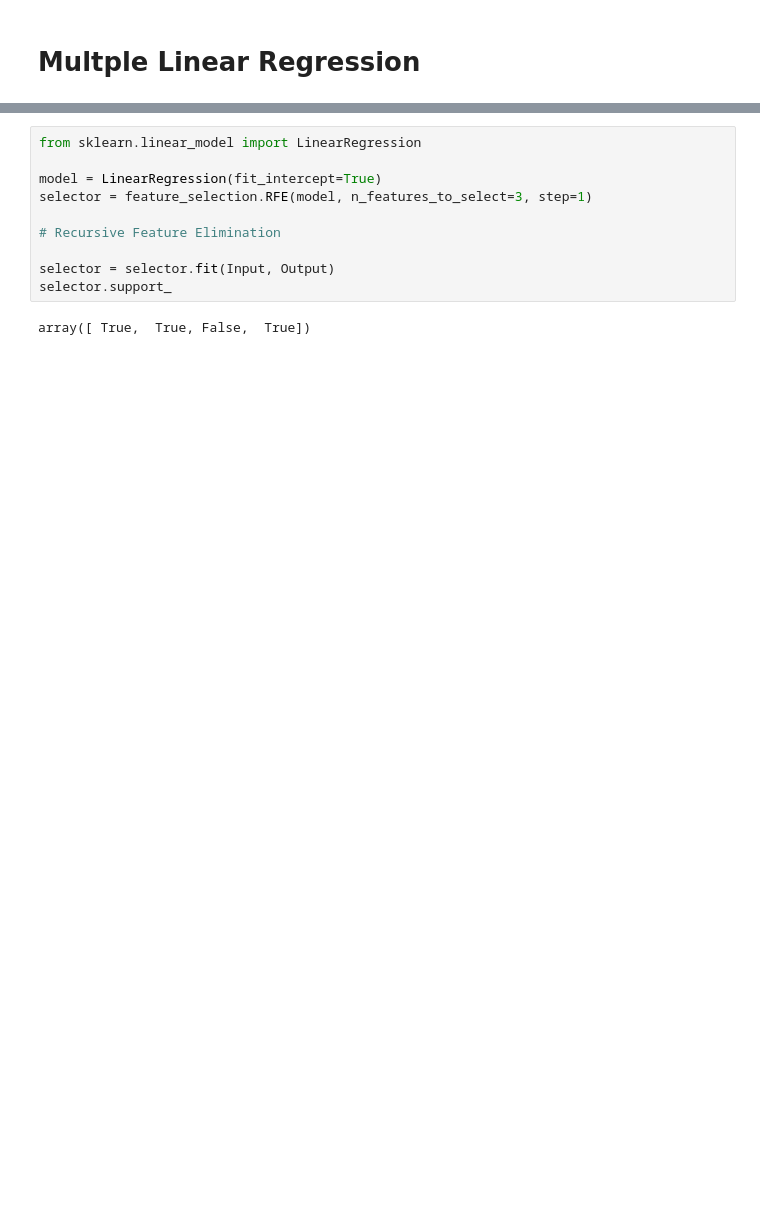
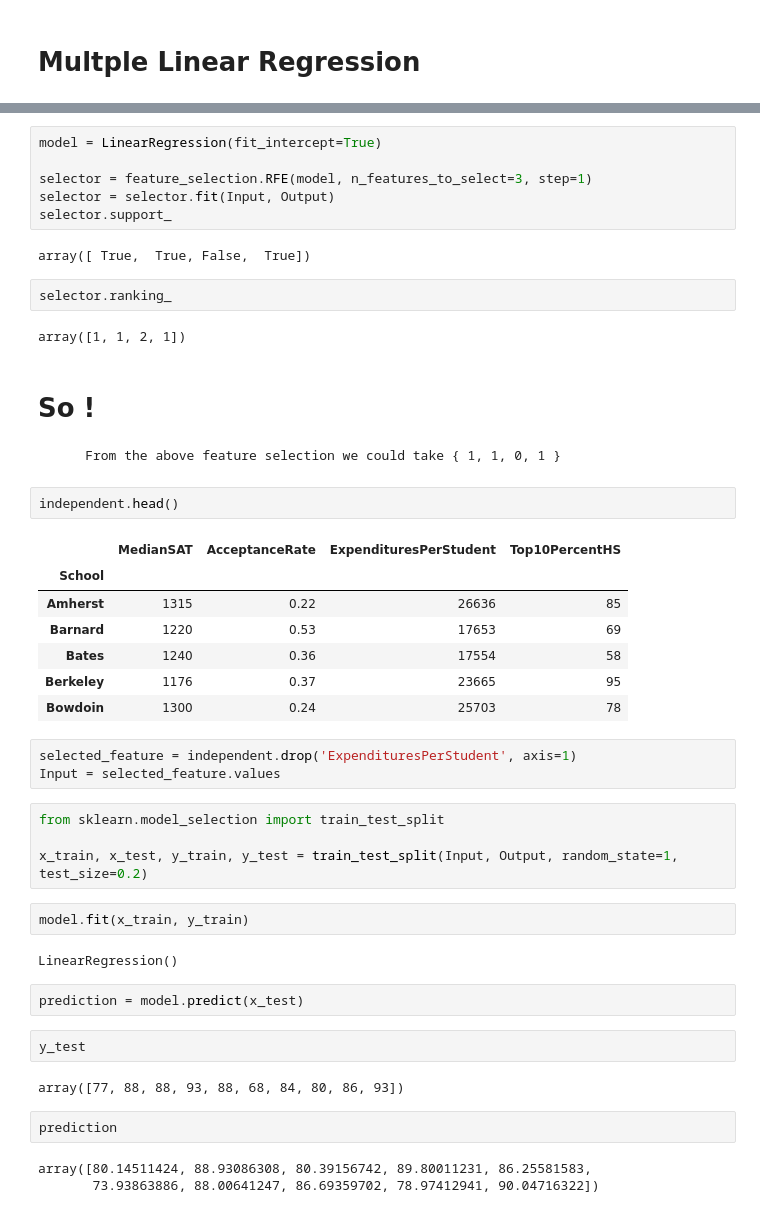
Before and after one commit to mahimai-raja/Data_Analytics, a Jupyter notebook: 02-Basics/Multiple_Linear_Regression/Lesson_01.ipynb, the cells around one changed output, grey strips where cells are left out. Saved outputs shown, nothing was run; the diff lists cells and outputs as text; blank space fills up the shorter version.

```diff
--- a/02-Basics/Multiple_Linear_Regression/Lesson_01.ipynb
+++ b/02-Basics/Multiple_Linear_Regression/Lesson_01.ipynb
@@ -38,12 +77,47 @@ feature_selection.f_regression(Input, Output, center=True)
 # %%
-from sklearn.linear_model import LinearRegression
+model = LinearRegression(fit_intercept=True)
 
-model = LinearRegression(fit_intercept=True)
 selector = feature_selection.RFE(model, n_features_to_select=3, step=1)
-
-# Recursive Feature Elimination
-
 selector = selector.fit(Input, Output)
 selector.support_
 # %% [output]
 array([ True,  True, False,  True])
+# %%
+selector.ranking_
+# %% [output]
+array([1, 1, 2, 1])
+# %% [markdown]
+# So !
+        From the above feature selection we could take { 1, 1, 0, 1 }
+# %%
+independent.head()
+# %% [output]
+|  | MedianSAT | AcceptanceRate | ExpendituresPerStudent | Top10PercentHS |
+| School |  |  |  |  |
+| Amherst | 1315 | 0.22 | 26636 | 85 |
+| Barnard | 1220 | 0.53 | 17653 | 69 |
+| Bates | 1240 | 0.36 | 17554 | 58 |
+| Berkeley | 1176 | 0.37 | 23665 | 95 |
+| Bowdoin | 1300 | 0.24 | 25703 | 78 |
+# %%
+selected_feature = independent.drop('ExpendituresPerStudent', axis=1)
+Input = selected_feature.values
+# %%
+from sklearn.model_selection import train_test_split
+
+x_train, x_test, y_train, y_test = train_test_split(Input, Output, random_state=1, test_size=0.2)
+# %%
+model.fit(x_train, y_train)
+# %% [output]
+LinearRegression()
+# %%
+prediction = model.predict(x_test)
+# %%
+y_test
+# %% [output]
+array([77, 88, 88, 93, 88, 68, 84, 80, 86, 93])
+# %%
+prediction
+# %% [output]
+array([80.14511424, 88.93086308, 80.39156742, 89.80011231, 86.25581583,
+       73.93863886, 88.00641247, 86.69359702, 78.97412941, 90.04716322])
```
Also changed, not shown: parts of 21 cells of this notebook.
